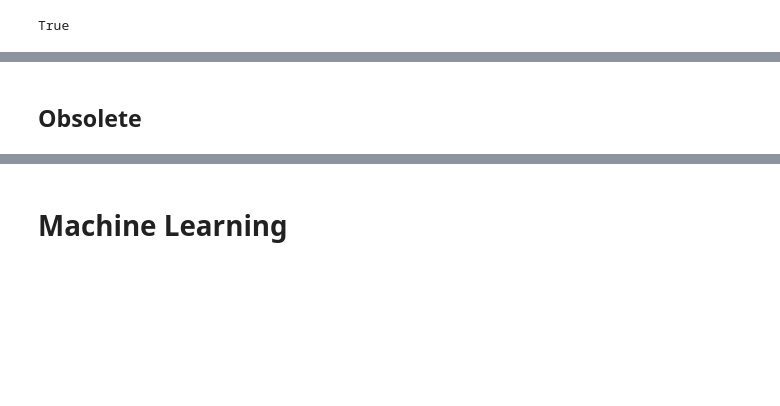
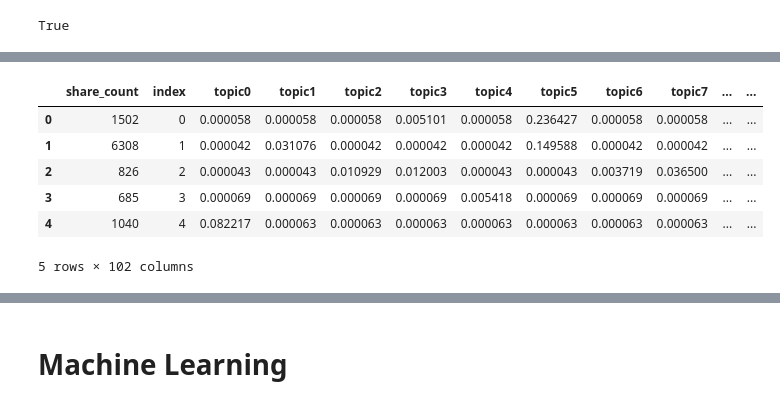
Before and after one commit to varunprajan/OpEd, a Jupyter notebook: SQL_Machine_Learning.ipynb, the cells around one changed output, grey strips where cells are left out. Saved outputs shown, nothing was run; the diff lists cells and outputs as text; code cells hidden in the pictures; blank space fills up the shorter version.

```diff
--- a/SQL_Machine_Learning.ipynb
+++ b/SQL_Machine_Learning.ipynb
@@ -67,5 +80,32 @@ data_from_sql.head()
 | 2 | 412 | 135 | 0.000343 | 0.000343 | 0.000343 | 0.000343 | 0.092126 | 0.030038 | 0.083471 | 0.156396 | 0.616574 | ... |
 | 3 | 296 | 177 | 0.000262 | 0.000262 | 0.071105 | 0.007671 | 0.000262 | 0.000262 | 0.098962 | 0.000262 | 0.820691 | ... |
 | 4 | 3061 | 215 | 0.000339 | 0.000339 | 0.000339 | 0.044130 | 0.026326 | 0.081990 | 0.000339 | 0.000339 | 0.738386 | ... |
+# %%
+# query:
+def query_all():
+    return """
+    SELECT orig.share_count, topic_weights50.*, authors.*, dates.*, other.len
+    FROM orig
+        JOIN topic_weights50
+            ON orig.index = topic_weights50.index
+        JOIN authors
+            ON orig.index = authors.index
+        JOIN dates
+            ON orig.index = dates.index
+        JOIN other
+            ON orig.index = other.index;
+    """
+# %%
+sql_query = query_all()
+data_from_sql = pd.read_sql_query(sql_query,con)
+data_from_sql.head()
+# %% [output]
+|  | share_count | index | topic0 | topic1 | topic2 | topic3 | topic4 | topic5 | topic6 | topic7 | ... | ... |
+| 0 | 1502 | 0 | 0.000058 | 0.000058 | 0.000058 | 0.005101 | 0.000058 | 0.236427 | 0.000058 | 0.000058 | ... | ... |
+| 1 | 6308 | 1 | 0.000042 | 0.031076 | 0.000042 | 0.000042 | 0.000042 | 0.149588 | 0.000042 | 0.000042 | ... | ... |
+| 2 | 826 | 2 | 0.000043 | 0.000043 | 0.010929 | 0.012003 | 0.000043 | 0.000043 | 0.003719 | 0.036500 | ... | ... |
+| 3 | 685 | 3 | 0.000069 | 0.000069 | 0.000069 | 0.000069 | 0.005418 | 0.000069 | 0.000069 | 0.000069 | ... | ... |
+| 4 | 1040 | 4 | 0.082217 | 0.000063 | 0.000063 | 0.000063 | 0.000063 | 0.000063 | 0.000063 | 0.000063 | ... | ... |
+5 rows × 102 columns
 # %%
 data_from_sql['log_share_count'] = np.log10(data_from_sql['share_count'])
@@ -72,2 +112,0 @@ data_from_sql['log_share_count'] = np.log10(data_from_sql['share_count'])
-# %% [markdown]
-## Obsolete
```
Also changed, not shown: parts of 32 cells of this notebook, 1 other file.
